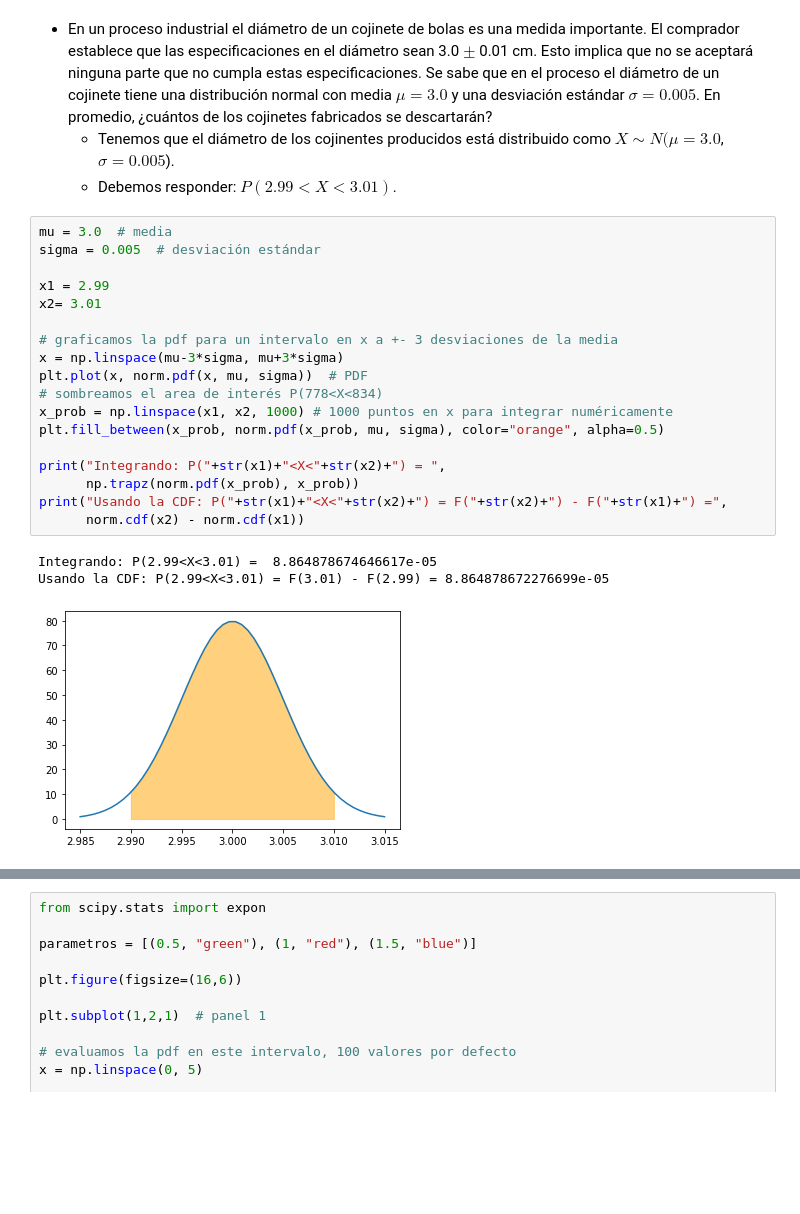
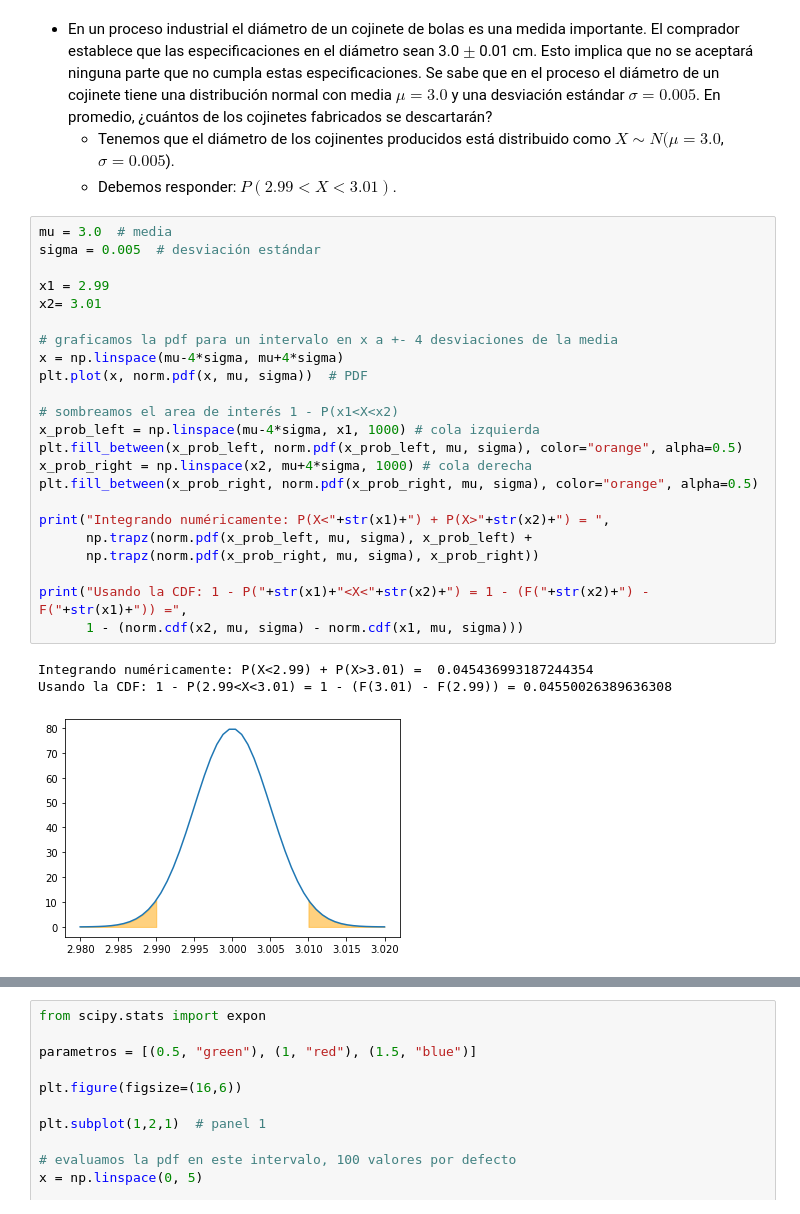
Before and after one commit to marsgr6/EN-online, a Jupyter notebook: continuous_distributions.ipynb, the cells around one changed output, grey strips where cells are left out. Cells and saved outputs as stored; diff of their text form; blank space fills up the shorter version.

```diff
--- a/continuous_distributions.ipynb
+++ b/continuous_distributions.ipynb
@@ -712,22 +717,27 @@ El comprador establece que las especificaciones en el diámetro sean 3.0 $\pm$ 0
 # %%
 mu = 3.0  # media
 sigma = 0.005  # desviación estándar
 
 x1 = 2.99
 x2= 3.01
 
-# graficamos la pdf para un intervalo en x a +- 3 desviaciones de la media
-x = np.linspace(mu-3*sigma, mu+3*sigma)
+# graficamos la pdf para un intervalo en x a +- 4 desviaciones de la media
+x = np.linspace(mu-4*sigma, mu+4*sigma)
 plt.plot(x, norm.pdf(x, mu, sigma))  # PDF
-# sombreamos el area de interés P(778<X<834)
-x_prob = np.linspace(x1, x2, 1000) # 1000 puntos en x para integrar numéricamente
-plt.fill_between(x_prob, norm.pdf(x_prob, mu, sigma), color="orange", alpha=0.5)
 
-print("Integrando: P("+str(x1)+"<X<"+str(x2)+") = ",
-      np.trapz(norm.pdf(x_prob), x_prob))
-print("Usando la CDF: P("+str(x1)+"<X<"+str(x2)+") = F("+str(x2)+") - F("+str(x1)+") =",
-      norm.cdf(x2) - norm.cdf(x1))
+# sombreamos el area de interés 1 - P(x1<X<x2)
+x_prob_left = np.linspace(mu-4*sigma, x1, 1000) # cola izquierda
+plt.fill_between(x_prob_left, norm.pdf(x_prob_left, mu, sigma), color="orange", alpha=0.5)
+x_prob_right = np.linspace(x2, mu+4*sigma, 1000) # cola derecha
+plt.fill_between(x_prob_right, norm.pdf(x_prob_right, mu, sigma), color="orange", alpha=0.5)
+
+print("Integrando numéricamente: P(X<"+str(x1)+") + P(X>"+str(x2)+") = ",
+      np.trapz(norm.pdf(x_prob_left, mu, sigma), x_prob_left) +
+      np.trapz(norm.pdf(x_prob_right, mu, sigma), x_prob_right))
+
+print("Usando la CDF: 1 - P("+str(x1)+"<X<"+str(x2)+") = 1 - (F("+str(x2)+") - F("+str(x1)+")) =",
+      1 - (norm.cdf(x2, mu, sigma) - norm.cdf(x1, mu, sigma)))
 # %% [output]
-Integrando: P(2.99<X<3.01) =  8.864878674646617e-05
-Usando la CDF: P(2.99<X<3.01) = F(3.01) - F(2.99) = 8.864878672276699e-05
+Integrando numéricamente: P(X<2.99) + P(X>3.01) =  0.045436993187244354
+Usando la CDF: 1 - P(2.99<X<3.01) = 1 - (F(3.01) - F(2.99)) = 0.04550026389636308
-[figure, old version]
+[figure, new version]
```
Also changed, not shown: parts of 9 cells of this notebook, 2 other files.
